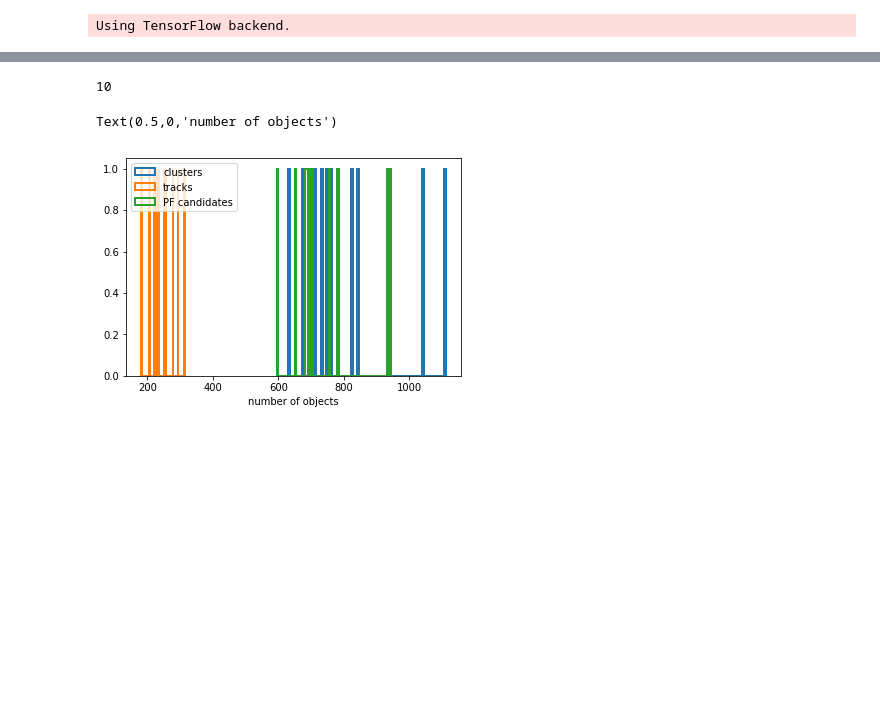
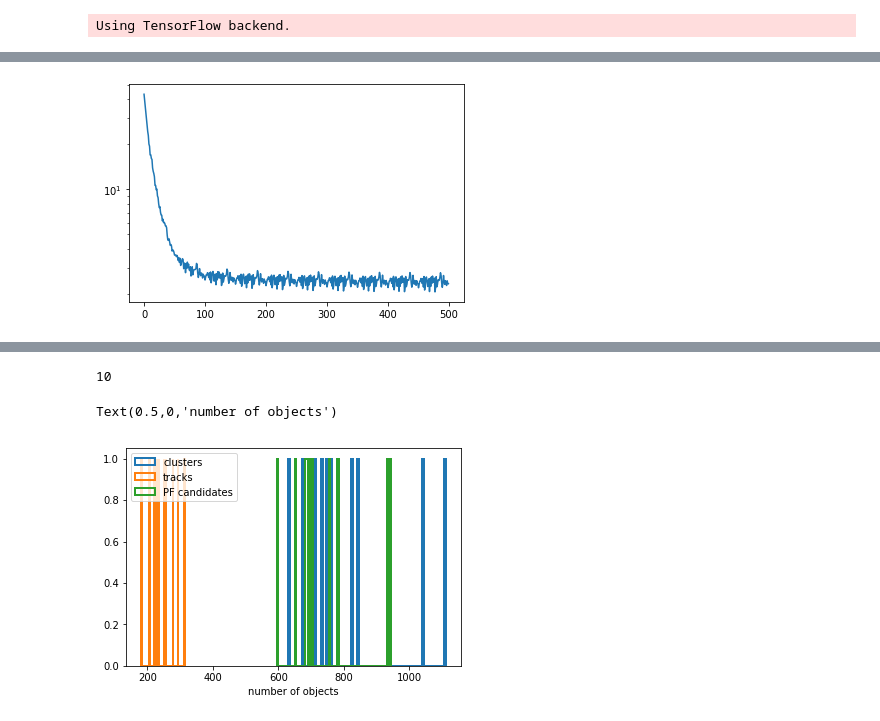
Before and after one commit to jpata/cmsanalysis, a Jupyter notebook: notebooks/particleflow.ipynb, the cells around one changed output, grey strips where cells are left out. Saved outputs shown, nothing was run; the diff lists cells and outputs as text; code cells hidden in the pictures; blank space fills up the shorter version.

```diff
--- a/notebooks/particleflow.ipynb
+++ b/notebooks/particleflow.ipynb
@@ -20,0 +95,21 @@ Using TensorFlow backend.
+# %%
+data_images_in = []
+data_images_out = []
+for i in range(len(Xs_cluster)):
+    h_in, h_out = to_image(i, Xs_cluster, Xs_track, ys_cand)
+    data_images_in += [h_in]
+    data_images_out += [h_out]
+data_images_in = np.stack(data_images_in, axis=0)
+data_images_out = np.stack(data_images_out, axis=0)
+data_images_out = data_images_out.reshape((data_images_out.shape[0], data_images_out.shape[1], data_images_out.shape[2], 1))
+# %%
+def myGenerator(batch_size):
+    ibatch = 0
+    nbatches = data_images_in.shape[0] / batch_size
+    while True:
+        img_A = data_images_in[ibatch*batch_size:(ibatch+1)*batch_size]
+        img_B = data_images_out[ibatch*batch_size:(ibatch+1)*batch_size]
+        yield img_A, img_B
+        ibatch += 1
+        if ibatch == nbatches:
+            break
@@ -20,0 +290,2 @@ Using TensorFlow backend.
+# %%
+model = Pix2Pix()
@@ -20,0 +332,2 @@ Using TensorFlow backend.
+# %%
+ret = model.train(epochs=10, batch_size=10)
@@ -20,0 +339,5 @@ Using TensorFlow backend.
+# %%
+plt.plot([r[0] for r in ret[1]])
+plt.yscale("log")
+# %% [output]
+[figure, added]
```
Also changed, not shown: parts of 21 cells of this notebook, 1 other file.
